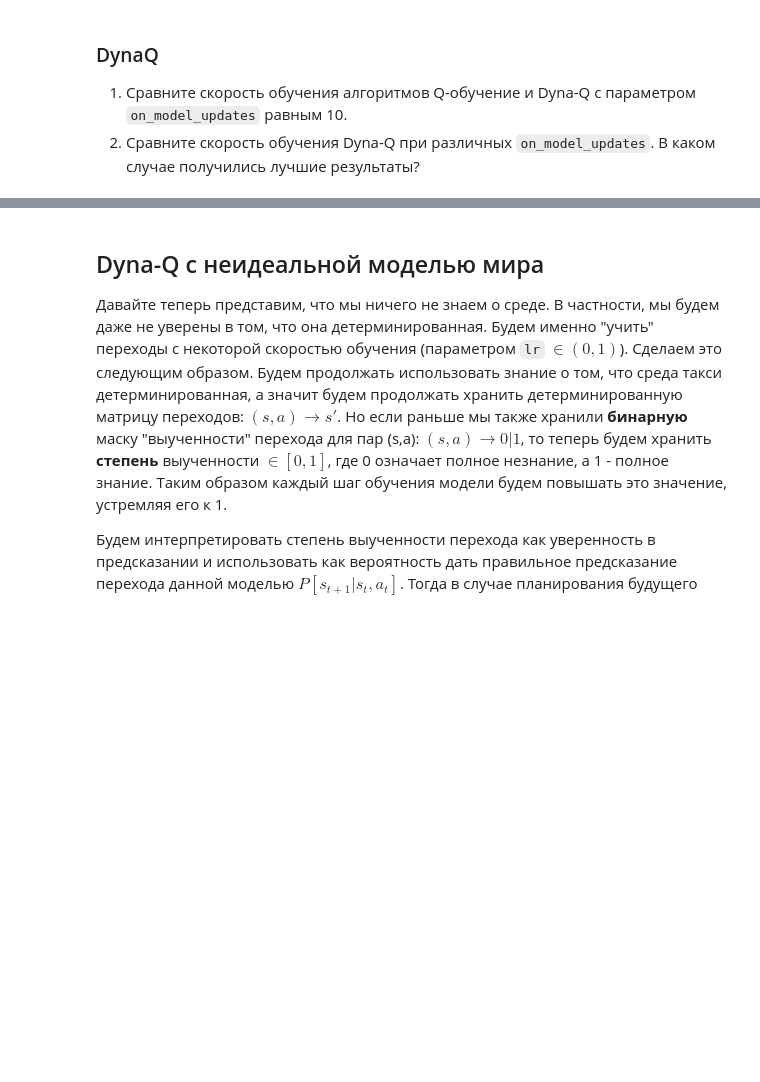
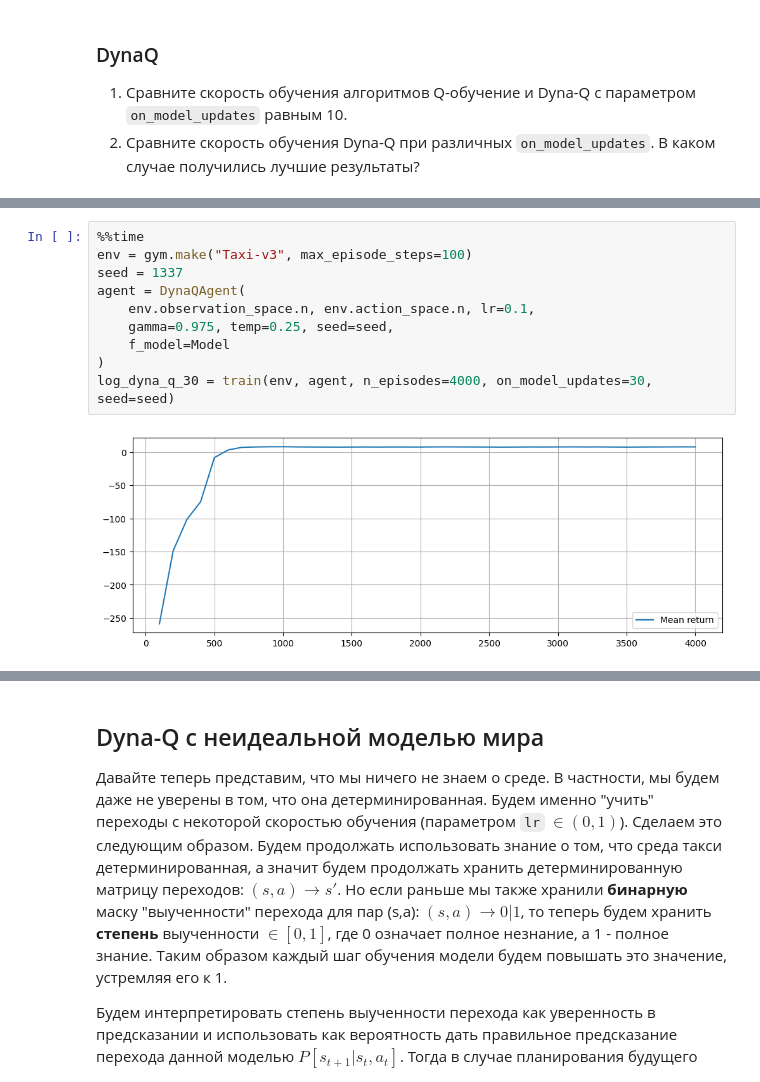
Before and after one commit to setday/hse-rl-prac-2025, a Jupyter notebook: practices/prac12/prac12.ipynb, the cells around one changed output, grey strips where cells are left out. Saved outputs shown, nothing was run; the diff lists cells and outputs as text; blank space fills up the shorter version.

```diff
--- a/practices/prac12/prac12.ipynb
+++ b/practices/prac12/prac12.ipynb
@@ -315,0 +346,12 @@ Wall time: 28.2 s
+# %%
+%%time
+env = gym.make("Taxi-v3", max_episode_steps=100)
+seed = 1337
+agent = DynaQAgent(
+    env.observation_space.n, env.action_space.n, lr=0.1,
+    gamma=0.975, temp=0.25, seed=seed,
+    f_model=Model
+)
+log_dyna_q_30 = train(env, agent, n_episodes=4000, on_model_updates=30, seed=seed)
+# %% [output]
+[figure, added]
```
Also changed, not shown: parts of 8 cells of this notebook.
